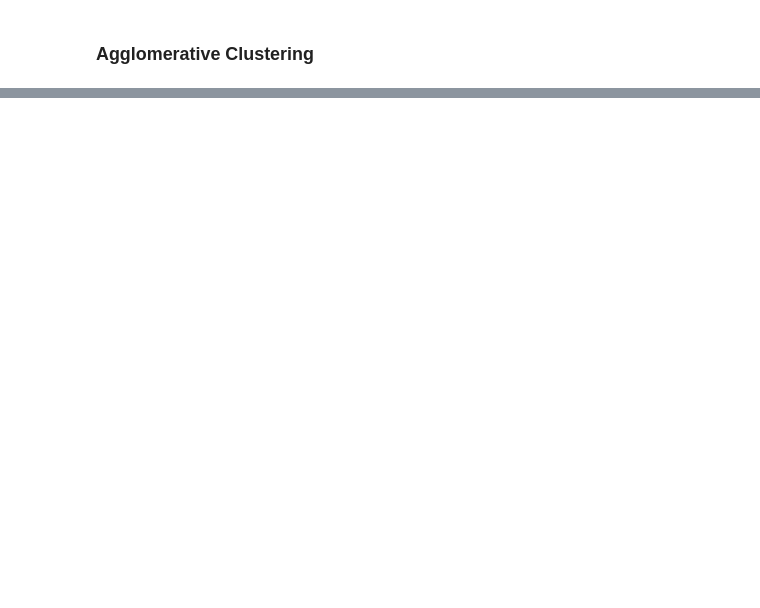
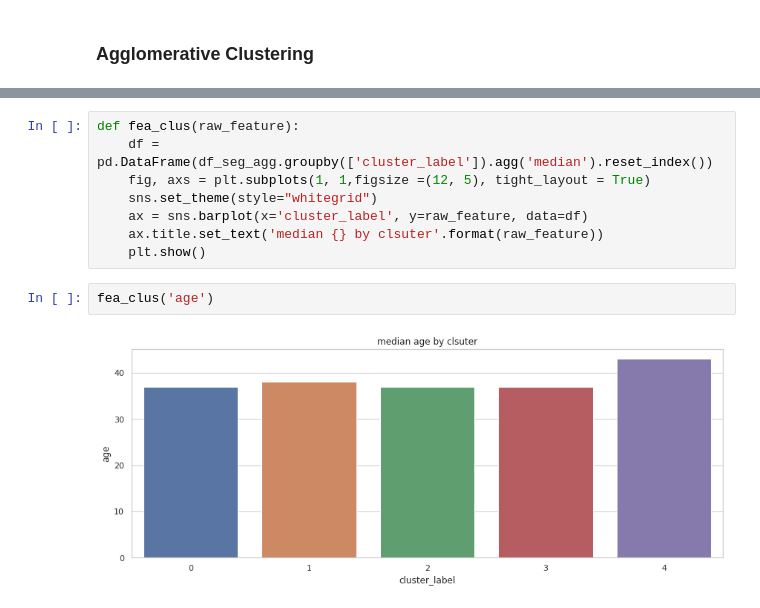
Before and after one commit to ShawnLiu119/Bank-Marketing_Clas-Clus-AppDev, a Jupyter notebook: BankMkting_Clustering_CustomerSegmentation.ipynb, the cells around one changed output, grey strips where cells are left out. Drawn from its saved outputs; the diff is of its cells as text; blank space fills up the shorter version.

```diff
--- a/BankMkting_Clustering_CustomerSegmentation.ipynb
+++ b/BankMkting_Clustering_CustomerSegmentation.ipynb
@@ -298,0 +466,12 @@ pyplot.show()
+# %%
+def fea_clus(raw_feature):
+    df = pd.DataFrame(df_seg_agg.groupby(['cluster_label']).agg('median').reset_index())
+    fig, axs = plt.subplots(1, 1,figsize =(12, 5), tight_layout = True)
+    sns.set_theme(style="whitegrid")
+    ax = sns.barplot(x='cluster_label', y=raw_feature, data=df)
+    ax.title.set_text('median {} by clsuter'.format(raw_feature))
+    plt.show()
+# %%
+fea_clus('age')
+# %% [output]
+[figure, added]
```
Also changed, not shown: parts of 29 cells of this notebook.
